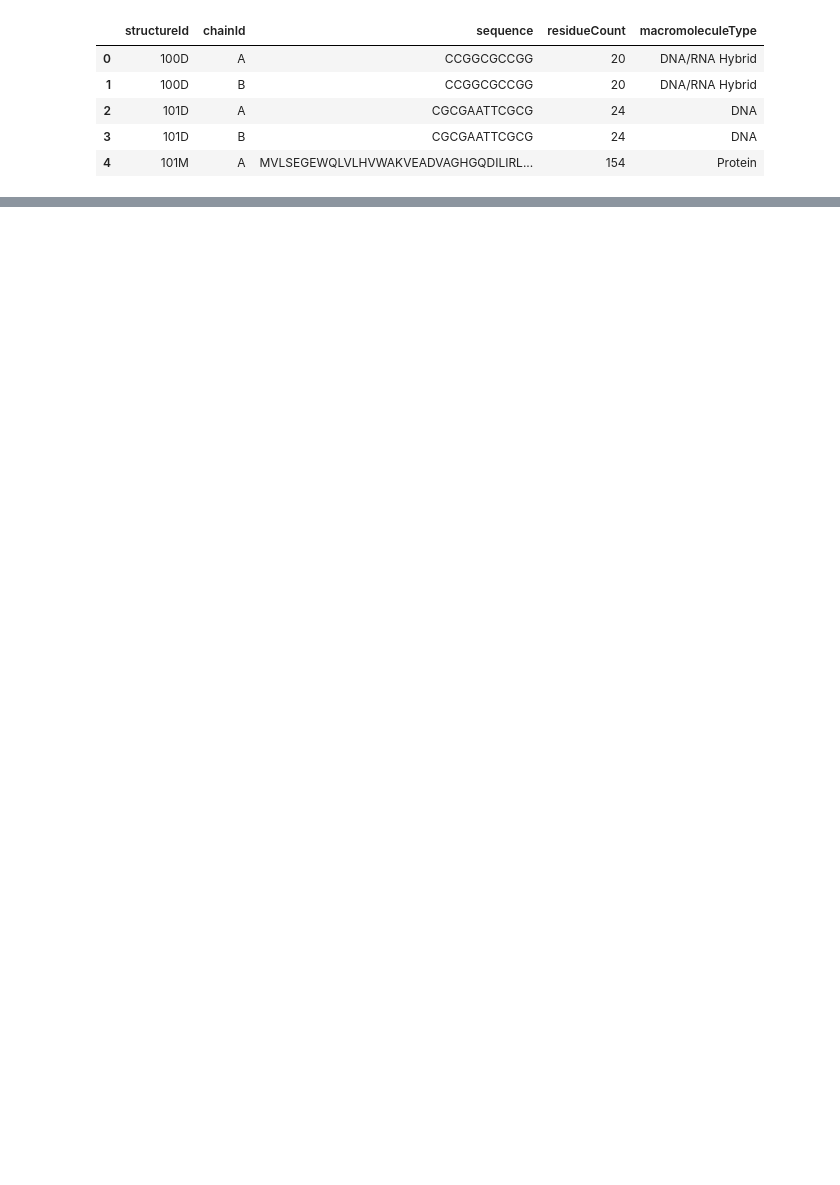
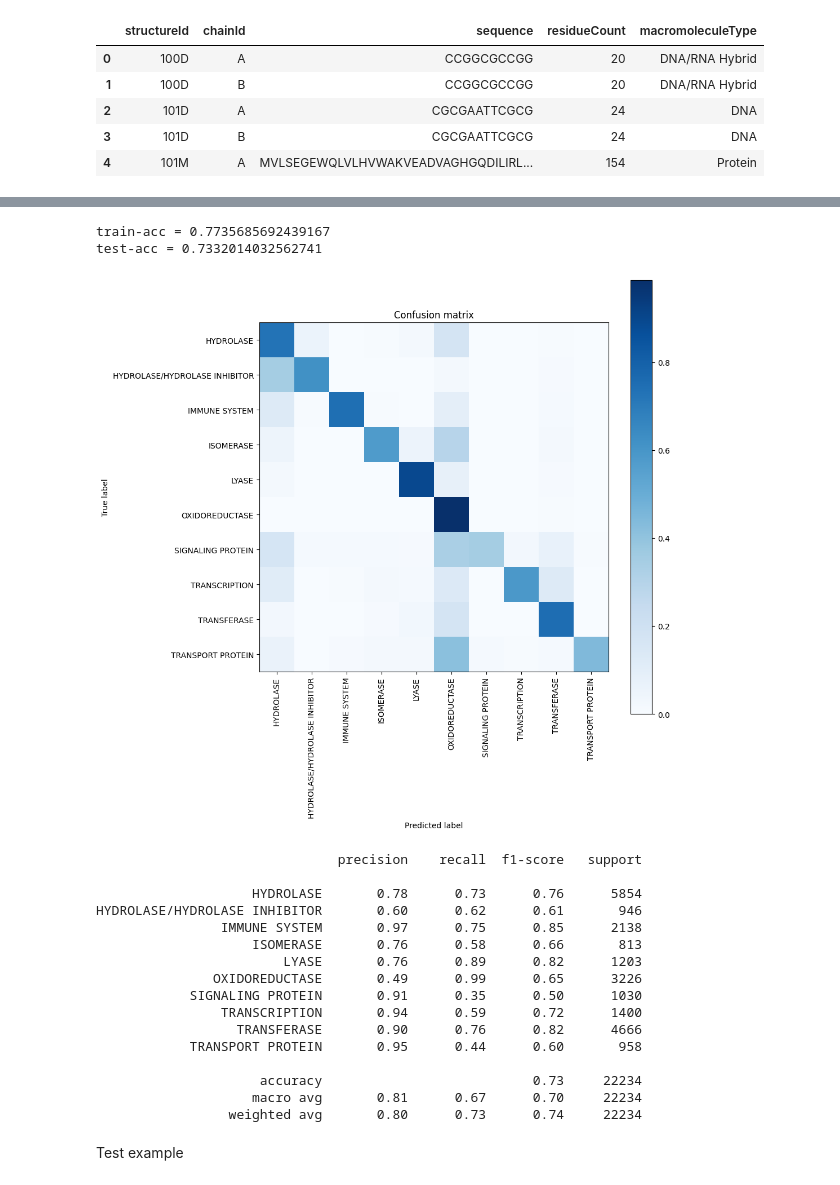
Before and after one commit to dhajek25/bio_data, a Jupyter notebook: protein_class_prep.ipynb, the cells around one changed output, grey strips where cells are left out. Cells and saved outputs as stored; diff of their text form; code cells hidden in the pictures; blank space fills up the shorter version.

Commit message:
protein class model

```diff
--- a/protein_class_prep.ipynb
+++ b/protein_class_prep.ipynb
@@ -47,0 +130,11 @@ from sklearn.model_selection import train_test_split
+# %%
+# maximum length of sequence, everything afterwards is discarded! Default 256
+# max_length = 256
+max_length = 350
+
+#create and fit tokenizer
+tokenizer = Tokenizer(char_level=True)
+tokenizer.fit_on_texts(seqs)
+#represent input data as word rank number sequences
+X = tokenizer.texts_to_sequences(seqs)
+X = sequence.pad_sequences(X, maxlen=max_length)
@@ -47,0 +143,2 @@ from sklearn.model_selection import train_test_split
+# %%
+X_train, X_test, y_train, y_test = train_test_split(X, Y, test_size=.2)
@@ -47,0 +192,4 @@ from sklearn.model_selection import train_test_split
+# %%
+es = EarlyStopping(monitor='val_acc', verbose=1, patience=3)
+
+model.fit(X_train, y_train,  batch_size=128, verbose=1, validation_split=0.15,callbacks=[es],epochs=25) # epochs=15, # batch_size=128
@@ -47,0 +215,3 @@ from sklearn.model_selection import train_test_split
+# %%
+train_pred = model.predict(X_train)
+test_pred = model.predict(X_test)
@@ -47,0 +221,45 @@ from sklearn.model_selection import train_test_split
+# %%
+print("train-acc = " + str(accuracy_score(np.argmax(y_train, axis=1), np.argmax(train_pred, axis=1))))
+print("test-acc = " + str(accuracy_score(np.argmax(y_test, axis=1), np.argmax(test_pred, axis=1))))
+# %% [output]
+train-acc = 0.7735685692439167
+test-acc = 0.7332014032562741
+# %%
+# Compute confusion matrix
+cm = confusion_matrix(np.argmax(y_test, axis=1), np.argmax(test_pred, axis=1))
+
+# Plot normalized confusion matrix
+cm = cm.astype('float') / cm.sum(axis=1)[:, np.newaxis]
+np.set_printoptions(precision=2)
+plt.figure(figsize=(10,10))
+plt.imshow(cm, interpolation='nearest', cmap=plt.cm.Blues)
+plt.title('Confusion matrix')
+plt.colorbar()
+tick_marks = np.arange(len(lb.classes_))
+plt.xticks(tick_marks, lb.classes_, rotation=90)
+plt.yticks(tick_marks, lb.classes_)
+#for i, j in itertools.product(range(cm.shape[0]), range(cm.shape[1])):
+#    plt.text(j, i, format(cm[i, j], '.2f'), horizontalalignment="center", color="white" if cm[i, j] > cm.max() / 2. else "black")
+plt.ylabel('True label')
+plt.xlabel('Predicted label')
+plt.show()
+
+print(classification_report(np.argmax(y_test, axis=1), np.argmax(test_pred, axis=1), target_names=lb.classes_))
+# %% [output]
+[figure, added]
+                               precision    recall  f1-score   support
+
+                    HYDROLASE       0.78      0.73      0.76      5854
+HYDROLASE/HYDROLASE INHIBITOR       0.60      0.62      0.61       946
+                IMMUNE SYSTEM       0.97      0.75      0.85      2138
+                    ISOMERASE       0.76      0.58      0.66       813
+                        LYASE       0.76      0.89      0.82      1203
+               OXIDOREDUCTASE       0.49      0.99      0.65      3226
+            SIGNALING PROTEIN       0.91      0.35      0.50      1030
+                TRANSCRIPTION       0.94      0.59      0.72      1400
+                  TRANSFERASE       0.90      0.76      0.82      4666
+            TRANSPORT PROTEIN       0.95      0.44      0.60       958
+
+                     accuracy                           0.73     22234
+                    macro avg       0.81      0.67      0.70     22234
+                 weighted avg       0.80      0.73      0.74     22234
@@ -47,0 +268,2 @@ from sklearn.model_selection import train_test_split
+# %% [markdown]
+Test example
```
Also changed, not shown: parts of 46 cells of this notebook.
